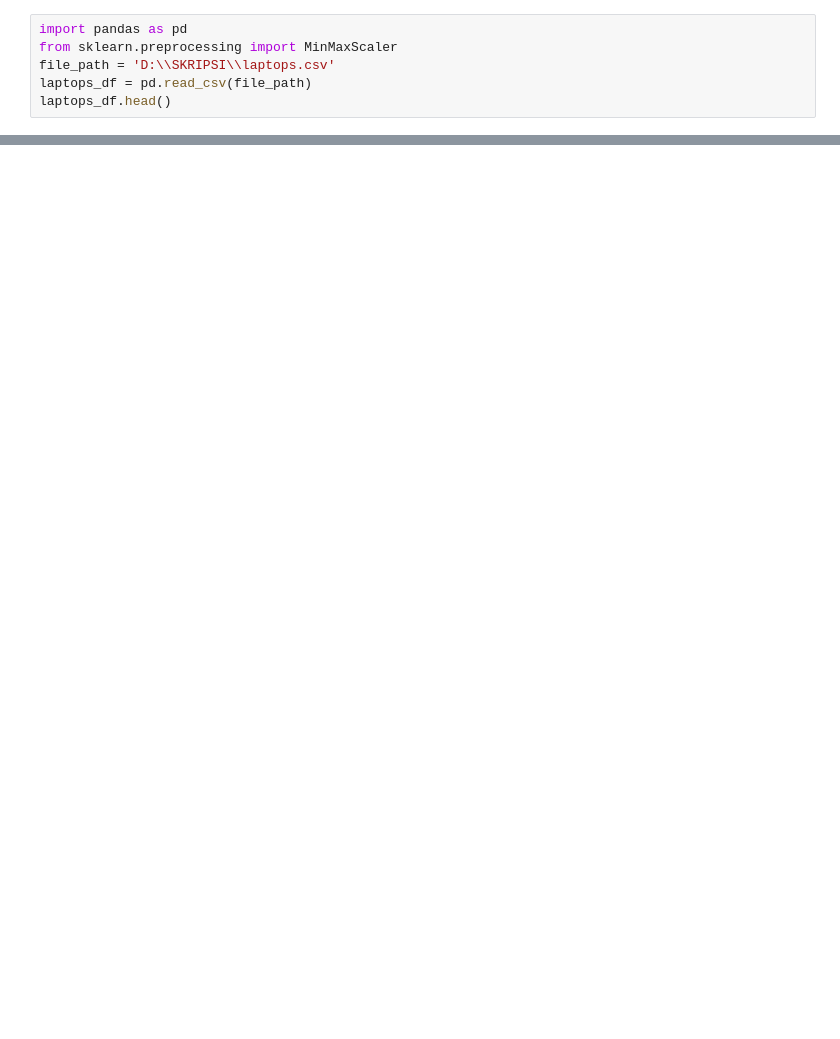
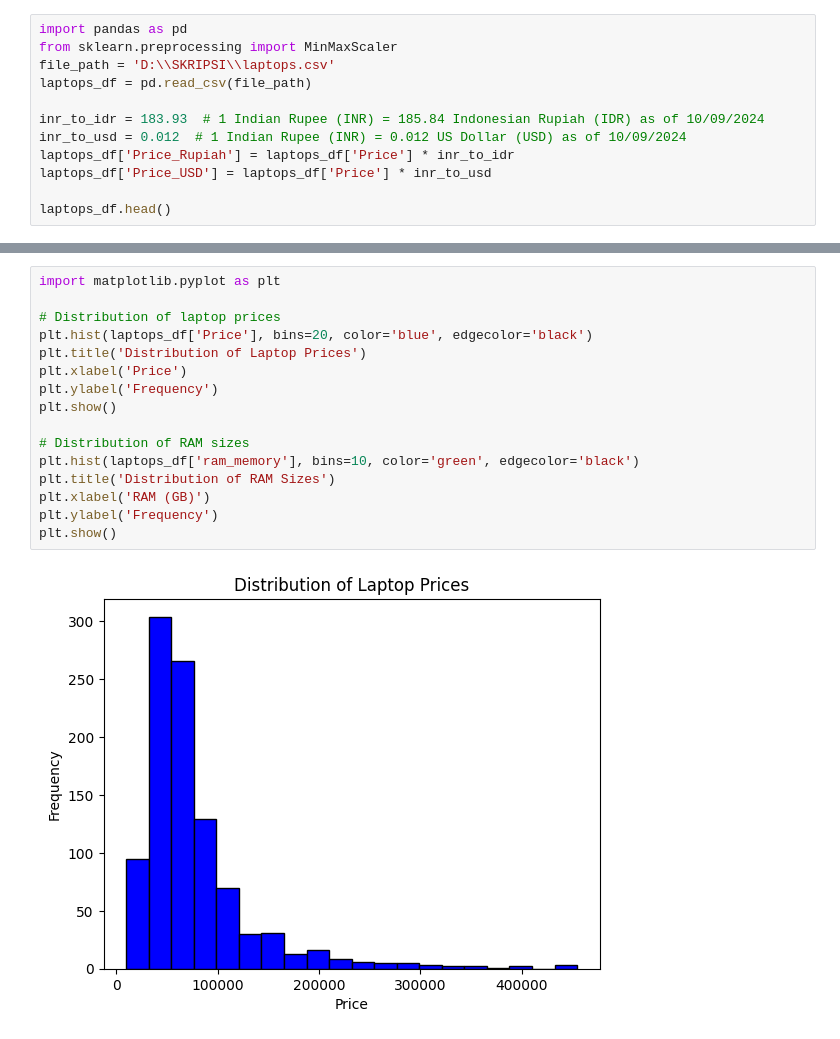
Before and after one commit to Zeltan13/CRS_with_LLM, a Jupyter notebook: dataCleaning.ipynb, the cells around one changed output, grey strips where cells are left out. Drawn from its saved outputs; the diff is of its cells as text; blank space fills up the shorter version.

```diff
--- a/dataCleaning.ipynb
+++ b/dataCleaning.ipynb
@@ -3,6 +3,12 @@ import pandas as pd
 from sklearn.preprocessing import MinMaxScaler
 file_path = 'D:\\SKRIPSI\\laptops.csv'
 laptops_df = pd.read_csv(file_path)
+
+inr_to_idr = 183.93  # 1 Indian Rupee (INR) = 185.84 Indonesian Rupiah (IDR) as of 10/09/2024
+inr_to_usd = 0.012  # 1 Indian Rupee (INR) = 0.012 US Dollar (USD) as of 10/09/2024
+laptops_df['Price_Rupiah'] = laptops_df['Price'] * inr_to_idr
+laptops_df['Price_USD'] = laptops_df['Price'] * inr_to_usd
+
 laptops_df.head()
 # %% [output]
 |  | index | brand | Model | Price | Rating | processor_brand | processor_tier | num_cores | num_threads | ... |
@@ -104,0 +135,18 @@ laptops_df_encoded.head()  # Check the prepared data
+# %%
+import matplotlib.pyplot as plt
+
+# Distribution of laptop prices
+plt.hist(laptops_df['Price'], bins=20, color='blue', edgecolor='black')
+plt.title('Distribution of Laptop Prices')
+plt.xlabel('Price')
+plt.ylabel('Frequency')
+plt.show()
+
+# Distribution of RAM sizes
+plt.hist(laptops_df['ram_memory'], bins=10, color='green', edgecolor='black')
+plt.title('Distribution of RAM Sizes')
+plt.xlabel('RAM (GB)')
+plt.ylabel('Frequency')
+plt.show()
+# %% [output]
+[figure, added]
```
Also changed, not shown: parts of 9 cells of this notebook.
